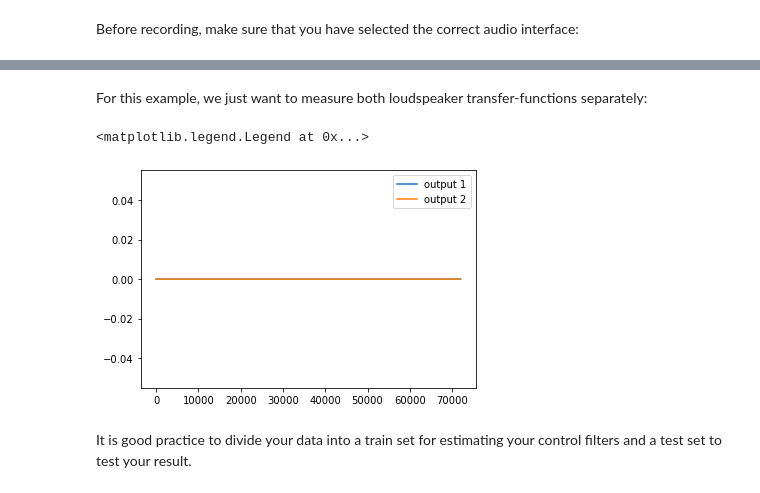
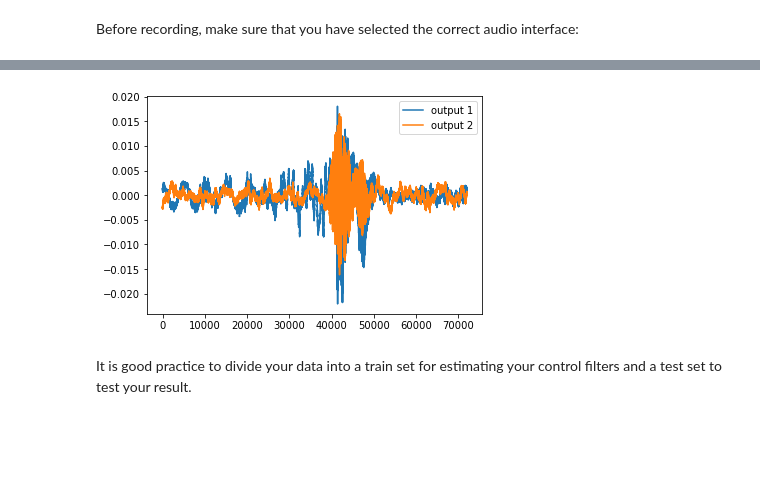
Before and after one commit to dtu-act/intro-to-sfc-experiments, a Jupyter notebook: intro to sfc experiments.ipynb, the cells around one changed output, grey strips where cells are left out. Drawn from its saved outputs; the diff is of its cells as text; code cells hidden in the pictures; blank space fills up the shorter version.

```diff
--- a/intro to sfc experiments.ipynb
+++ b/intro to sfc experiments.ipynb
@@ -52,5 +49,6 @@ Let's create an exponential sweep signal of 1 second duration, from 100Hz to 100
 # %%
-gain = 0.005  # scale signal to avoid blowing loudspeakers
-x = sfc.exponential_sweep(T=0.5, sr=sr, fade=0.01, f_start=100, f_end=10000, post_silence=0.5, pre_silence=0.5) * gain
+sr = 48000  # choose sample rate compatible with your sound card
+gain = 0.01  # scale signal to avoid blowing loudspeakers
+x = sfc.exponential_sweep(T=0.5, sr=sr, post_silence=0.5, pre_silence=0.5) * gain
 plt.plot(x);
 # %% [output]
@@ -89,10 +108,8 @@ y = sfc.measure_via_audio_interface(x_second_reversed, output_channels, in_ch=in
-# %% [markdown]
-For this example, we just want to measure both loudspeaker transfer-functions separately:
 # %%
-y = sfc.measure_via_audio_interface(x, out_chs=[[1], [2]], in_ch=[1], n_reps=10)
+y = sfc.measure_via_audio_interface(x, out_chs=[[1], [2]], in_ch=[1], n_reps=5)
+y = y[..., 1:]   # FIXME: removing first sweeps on this machine here due to bad sound card
 plt.plot(y.mean(axis=-1));  # plot the mean over all repetitions
-plt.legend([f"output {i}" for i in [1, 2]])
+plt.legend([f"output {i}" for i in [1, 2]]);
 # %% [output]
-<matplotlib.legend.Legend at 0x...>
-[figure, old version]
+[figure, new version]
 # %% [markdown]
```
Also changed, not shown: parts of 21 cells of this notebook.
